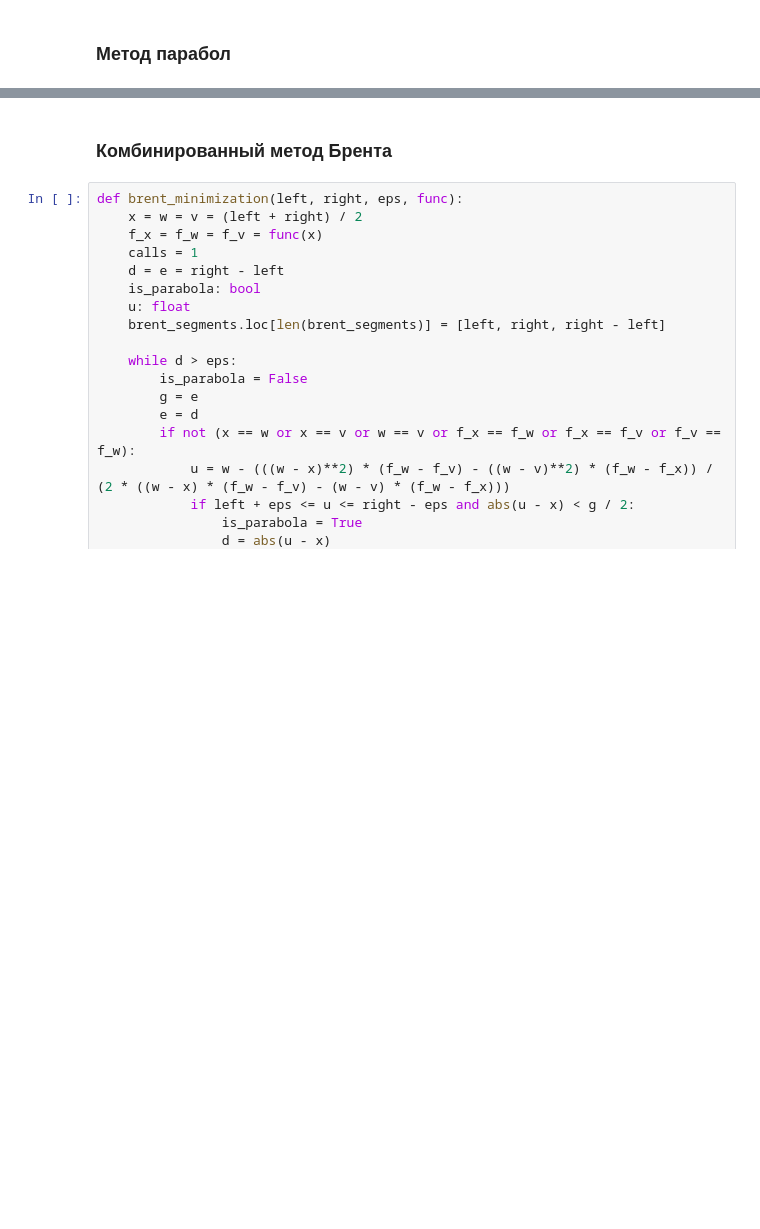
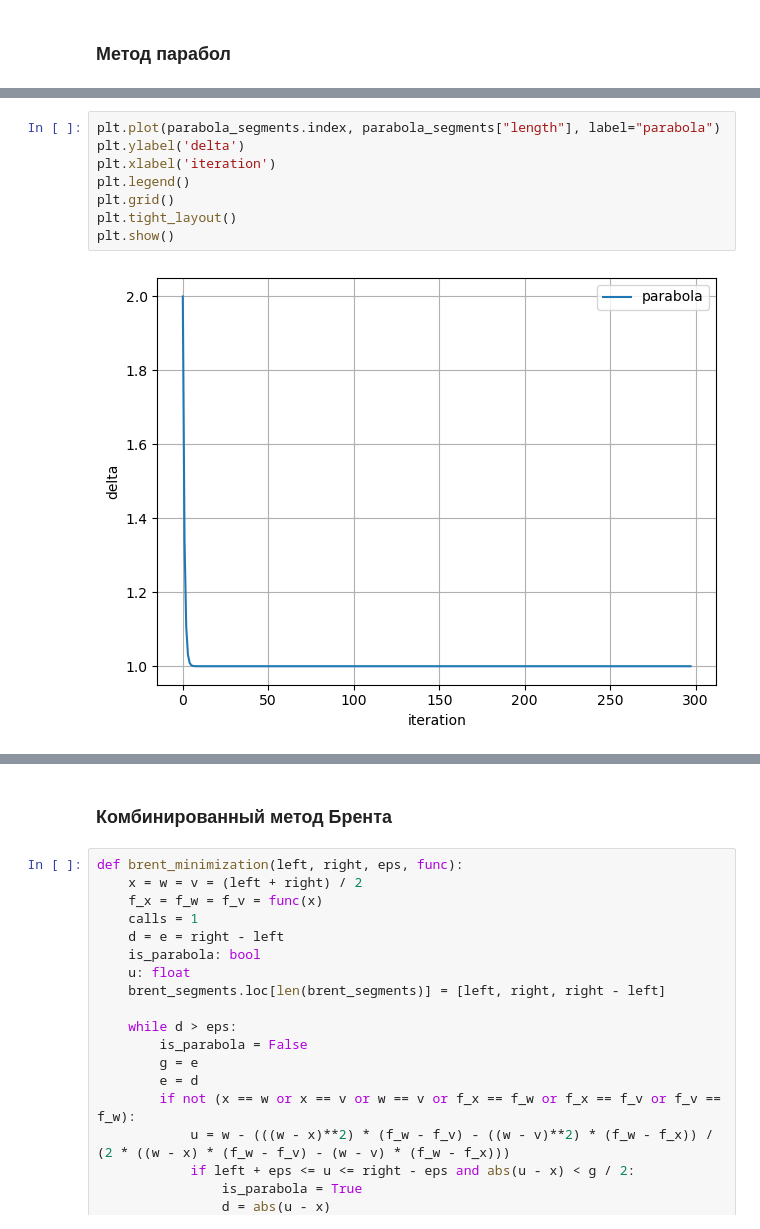
Before and after one commit to alexmoroz002/Appl-Math, a Jupyter notebook: lab-2_am.ipynb, the cells around one changed output, grey strips where cells are left out. Cells and saved outputs as stored; diff of their text form; blank space fills up the shorter version.

Commit message:
fix parabolas

```diff
--- a/lab-2_am.ipynb
+++ b/lab-2_am.ipynb
@@ -66,0 +81,10 @@ KeyboardInterrupt:
+# %%
+plt.plot(parabola_segments.index, parabola_segments["length"], label="parabola")
+plt.ylabel('delta')
+plt.xlabel('iteration')
+plt.legend()
+plt.grid()
+plt.tight_layout()
+plt.show()
+# %% [output]
+[figure, added]
```
Also changed, not shown: parts of 10 cells of this notebook.
